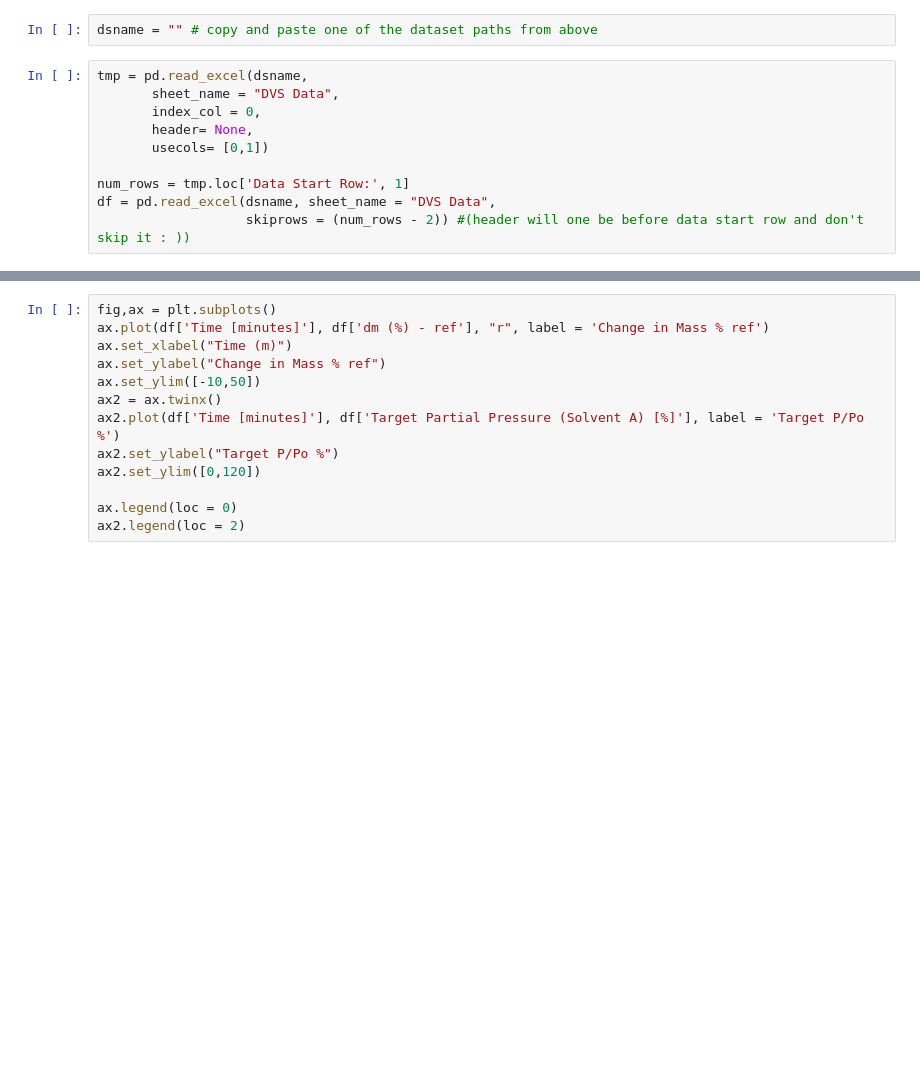
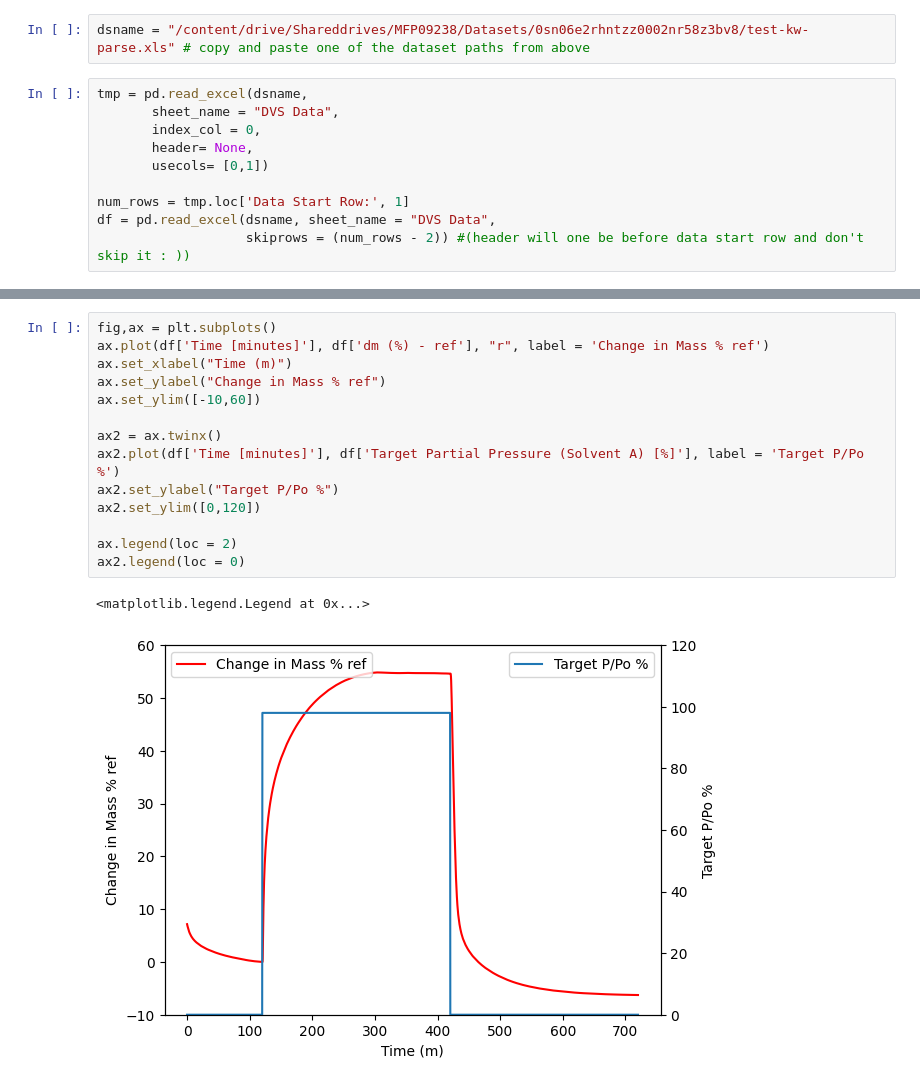
Before and after one commit to mkywall/crucible-analysis-notebooks, a Jupyter notebook: dvs-analysis/basic-analysis-DVS.ipynb, the cells around one changed output, grey strips where cells are left out. Drawn from its saved outputs; the diff is of its cells as text; blank space fills up the shorter version.

```diff
--- a/dvs-analysis/basic-analysis-DVS.ipynb
+++ b/dvs-analysis/basic-analysis-DVS.ipynb
@@ -14,5 +23,5 @@ for ds in dataset_options:
 # %%
-dsname = "" # copy and paste one of the dataset paths from above
+dsname = "/content/drive/Shareddrives/MFP09238/Datasets/0sn06e2rhntzz0002nr58z3bv8/test-kw-parse.xls" # copy and paste one of the dataset paths from above
 # %%
 tmp = pd.read_excel(dsname,
        sheet_name = "DVS Data",
@@ -28,13 +55,17 @@ df.columns
 # %%
 fig,ax = plt.subplots()
 ax.plot(df['Time [minutes]'], df['dm (%) - ref'], "r", label = 'Change in Mass % ref')
 ax.set_xlabel("Time (m)")
 ax.set_ylabel("Change in Mass % ref")
-ax.set_ylim([-10,50])
+ax.set_ylim([-10,60])
+
 ax2 = ax.twinx()
 ax2.plot(df['Time [minutes]'], df['Target Partial Pressure (Solvent A) [%]'], label = 'Target P/Po %')
 ax2.set_ylabel("Target P/Po %")
 ax2.set_ylim([0,120])
 
-ax.legend(loc = 0)
-ax2.legend(loc = 2)
+ax.legend(loc = 2)
+ax2.legend(loc = 0)
+# %% [output]
+<matplotlib.legend.Legend at 0x...>
+[figure, added]
```
Also changed, not shown: parts of 4 cells of this notebook.
